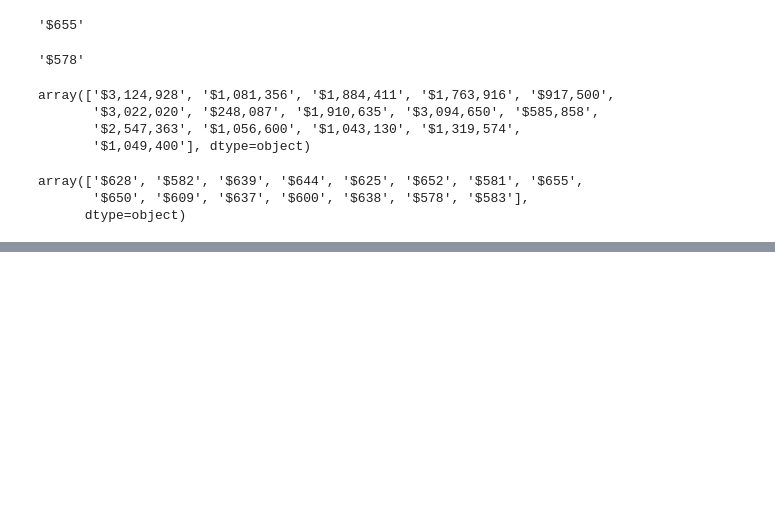
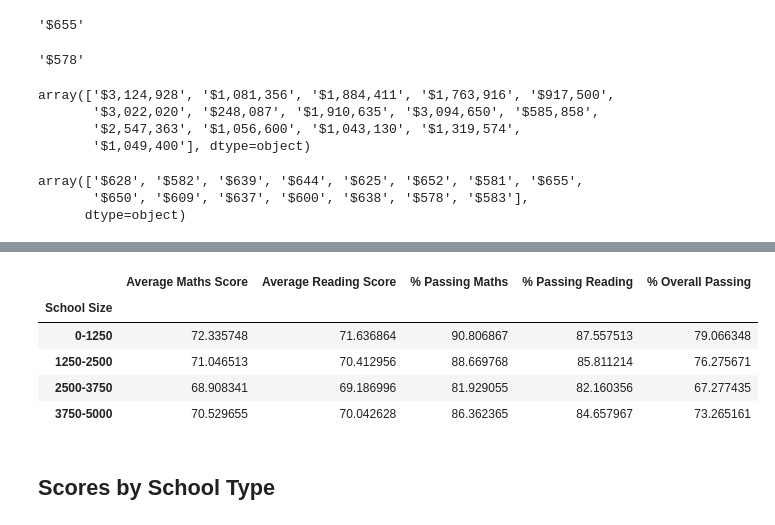
Before and after one commit to oli124/pandas-challenge, a Jupyter notebook: PyCitySchools/PyCitySchools.ipynb, the cells around one changed output, grey strips where cells are left out. Drawn from its saved outputs; the diff is of its cells as text; code cells hidden in the pictures; blank space fills up the shorter version.

```diff
--- a/PyCitySchools/PyCitySchools.ipynb
+++ b/PyCitySchools/PyCitySchools.ipynb
@@ -618,0 +676,22 @@ AttributeError: 'DataFrameGroupBy' object has no attribute 'groupby'
+# %%
+# Group df by school size ranges (bins)
+school_summary_size_df = school_summary_df.groupby("School Size")
+
+# Create new df showing mean values
+school_summary_size_df = school_summary_size_df.mean()
+
+# Drop unneeded columns
+school_summary_size_df = school_summary_size_df.drop('Total Students', axis=1)
+school_summary_size_df = school_summary_size_df.drop('Total School Budget', axis=1)
+school_summary_size_df = school_summary_size_df.drop('Per Student Budget', axis=1)
+
+school_summary_size_df
+# %% [output]
+|  | Average Maths Score | Average Reading Score | % Passing Maths | % Passing Reading | % Overall Passing |
+| School Size |  |  |  |  |  |
+| 0-1250 | 72.335748 | 71.636864 | 90.806867 | 87.557513 | 79.066348 |
+| 1250-2500 | 71.046513 | 70.412956 | 88.669768 | 85.811214 | 76.275671 |
+| 2500-3750 | 68.908341 | 69.186996 | 81.929055 | 82.160356 | 67.277435 |
+| 3750-5000 | 70.529655 | 70.042628 | 86.362365 | 84.657967 | 73.265161 |
+# %% [markdown]
+## Scores by School Type
```
Also changed, not shown: parts of 10 cells of this notebook.
